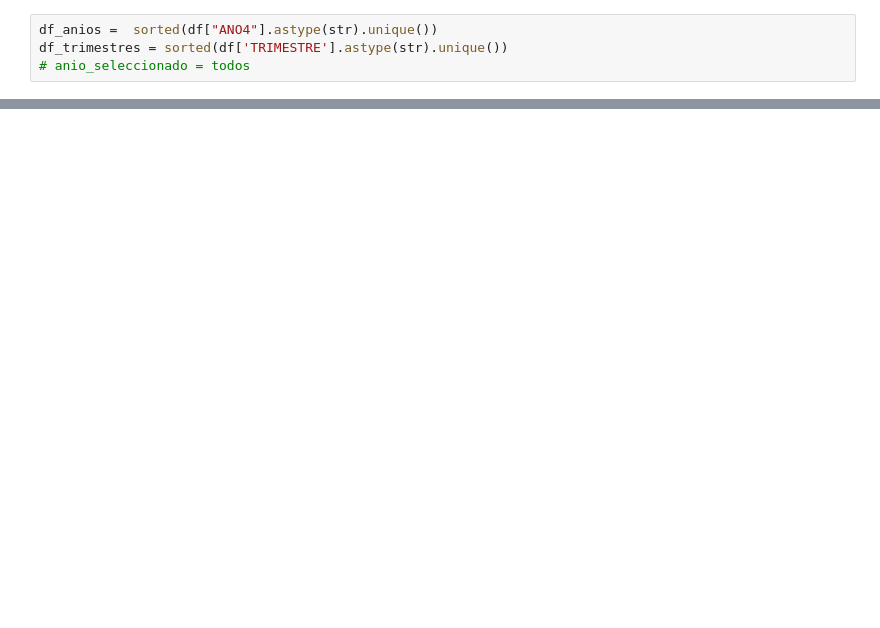
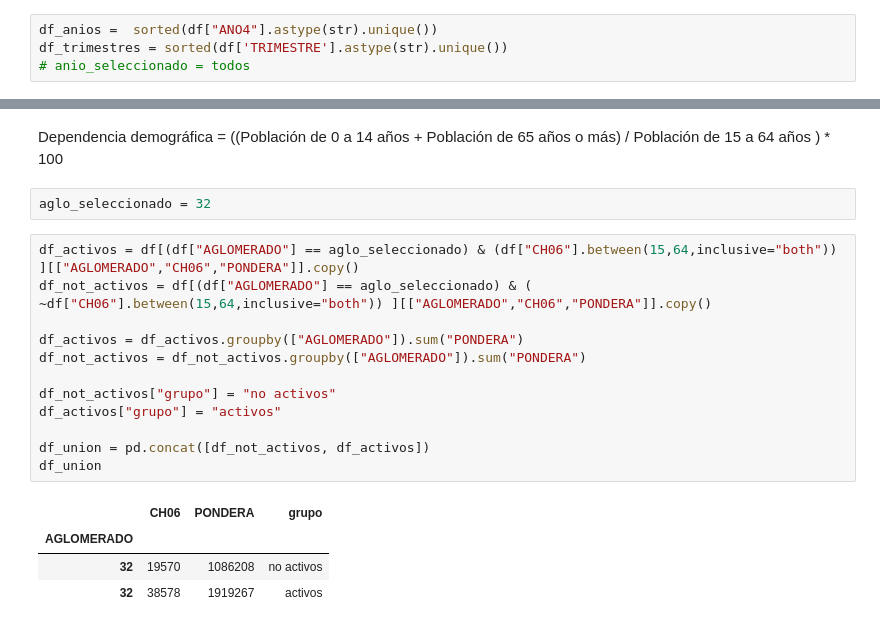
Before and after one commit to noguesan/TP_Integrado_lenguajes, a Jupyter notebook: src/caracteristicas_demograficas_test.ipynb, the cells around one changed output, grey strips where cells are left out. Saved outputs shown, nothing was run; the diff lists cells and outputs as text; blank space fills up the shorter version.

```diff
--- a/src/caracteristicas_demograficas_test.ipynb
+++ b/src/caracteristicas_demograficas_test.ipynb
@@ -95,0 +191,21 @@ ax.legend()
+# %% [markdown]
+Dependencia demográfica = ((Población de 0 a 14 años + Población de 65 años o más) / Población de 15 a 64 años ) * 100
+# %%
+aglo_seleccionado = 32
+# %%
+df_activos = df[(df["AGLOMERADO"] == aglo_seleccionado) & (df["CH06"].between(15,64,inclusive="both")) ][["AGLOMERADO","CH06","PONDERA"]].copy()
+df_not_activos = df[(df["AGLOMERADO"] == aglo_seleccionado) & ( ~df["CH06"].between(15,64,inclusive="both")) ][["AGLOMERADO","CH06","PONDERA"]].copy()
+
+df_activos = df_activos.groupby(["AGLOMERADO"]).sum("PONDERA")
+df_not_activos = df_not_activos.groupby(["AGLOMERADO"]).sum("PONDERA")
+
+df_not_activos["grupo"] = "no activos"
+df_activos["grupo"] = "activos"
+
+df_union = pd.concat([df_not_activos, df_activos])
+df_union
+# %% [output]
+|  | CH06 | PONDERA | grupo |
+| AGLOMERADO |  |  |  |
+| 32 | 19570 | 1086208 | no activos |
+| 32 | 38578 | 1919267 | activos |
```
Also changed, not shown: parts of 8 cells of this notebook, 1 other file.
